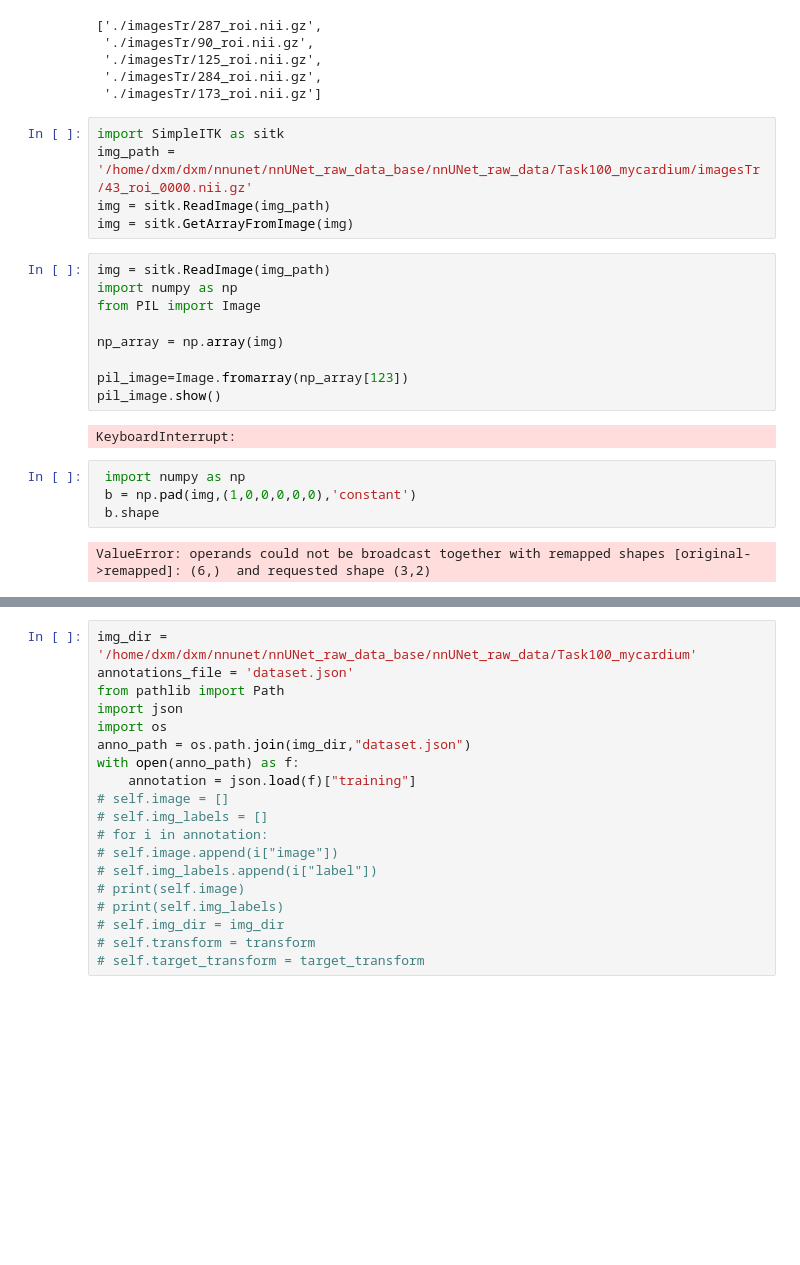
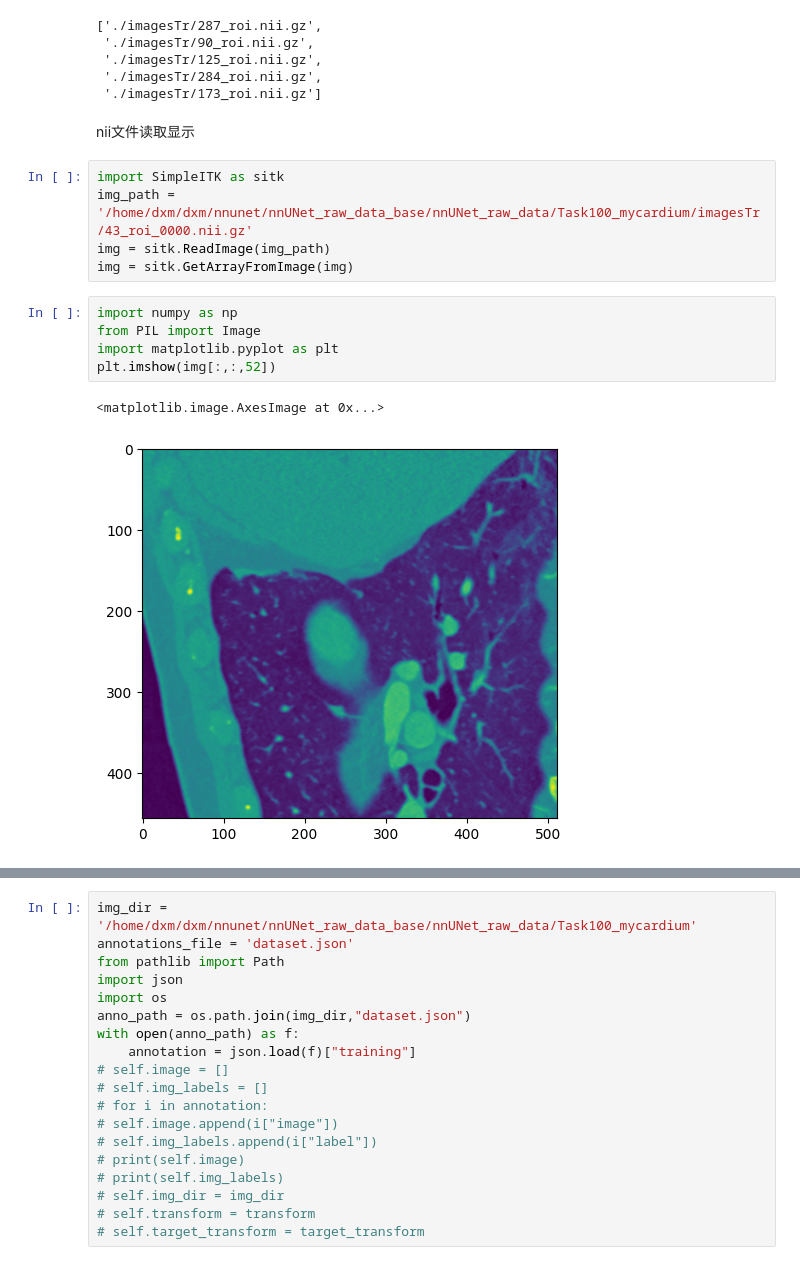
Before and after one commit to xiaomin-D/tmi, a Jupyter notebook: test.ipynb, the cells around one changed output, grey strips where cells are left out. Drawn from its saved outputs; the diff is of its cells as text; blank space fills up the shorter version.

```diff
--- a/test.ipynb
+++ b/test.ipynb
@@ -34,25 +36,18 @@ image
  './imagesTr/125_roi.nii.gz',
  './imagesTr/284_roi.nii.gz',
  './imagesTr/173_roi.nii.gz']
+# %% [markdown]
+nii文件读取显示
 # %%
 import SimpleITK as sitk
 img_path = '/home/dxm/dxm/nnunet/nnUNet_raw_data_base/nnUNet_raw_data/Task100_mycardium/imagesTr/43_roi_0000.nii.gz'
 img = sitk.ReadImage(img_path)
 img = sitk.GetArrayFromImage(img)
-# %%
-img = sitk.ReadImage(img_path)
-import numpy as np
-from PIL import Image
-
-np_array = np.array(img)
-
-pil_image=Image.fromarray(np_array[123])
-pil_image.show()
-# %% [output]
-KeyboardInterrupt:
-# %%
- import numpy as np
- b = np.pad(img,(1,0,0,0,0,0),'constant')
- b.shape
-# %% [output]
-ValueError: operands could not be broadcast together with remapped shapes [original->remapped]: (6,)  and requested shape (3,2)
+# %%
+import numpy as np
+from PIL import Image
+import matplotlib.pyplot as plt
+plt.imshow(img[:,:,52])
+# %% [output]
+<matplotlib.image.AxesImage at 0x...>
+[figure, added]
```
Also changed, not shown: parts of 2 cells of this notebook, 2 other files.
